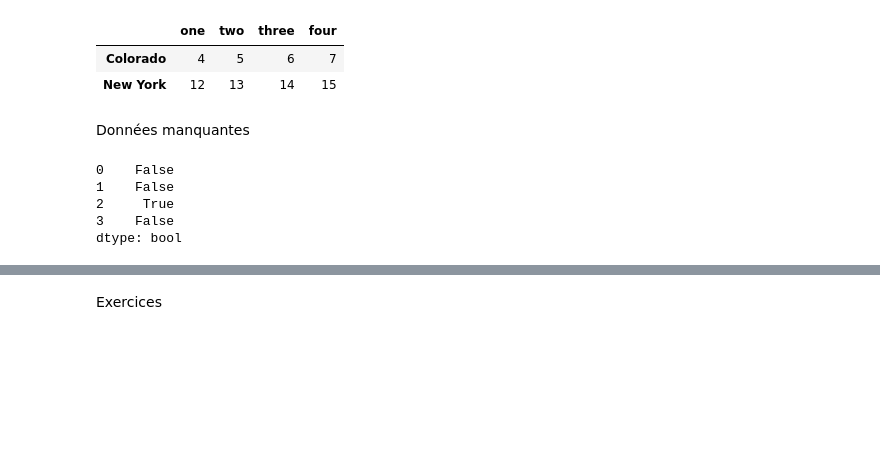
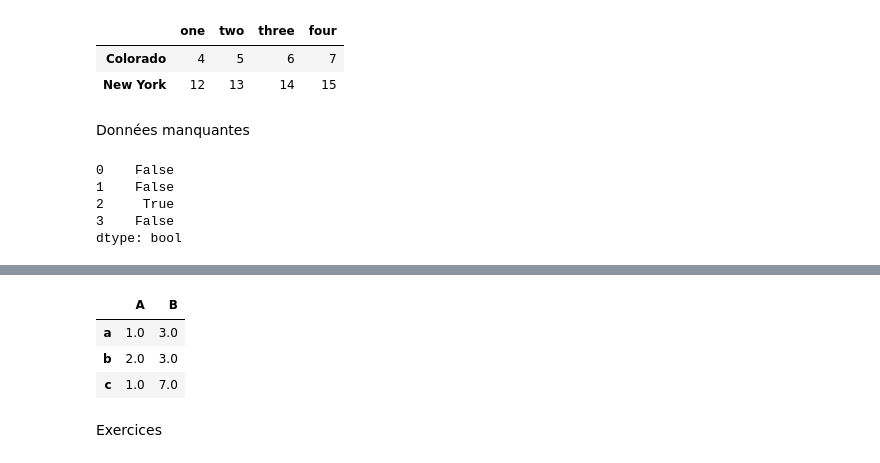
Before and after one commit to Romain-DE/ensae-python-int, a Jupyter notebook: 3_pandas/4_filtrage_missing_data.ipynb, the cells around one changed output, grey strips where cells are left out. Cells and saved outputs as stored; diff of their text form; code cells hidden in the pictures; blank space fills up the shorter version.

```diff
--- a/3_pandas/4_filtrage_missing_data.ipynb
+++ b/3_pandas/4_filtrage_missing_data.ipynb
@@ -93,3 +152,12 @@ df_with_na.fillna(value_to_replace_na_with)
+# %%
+# .fillna() avec dict
+value_to_replace_na_with = {"A":1, "B":3}
+df_with_na.fillna(value_to_replace_na_with)
+# %% [output]
+|  | A | B |
+| a | 1.0 | 3.0 |
+| b | 2.0 | 3.0 |
+| c | 1.0 | 7.0 |
 # %% [markdown]
 Exercices
 # %%
```
Also changed, not shown: parts of 17 cells of this notebook, 11 other files.
